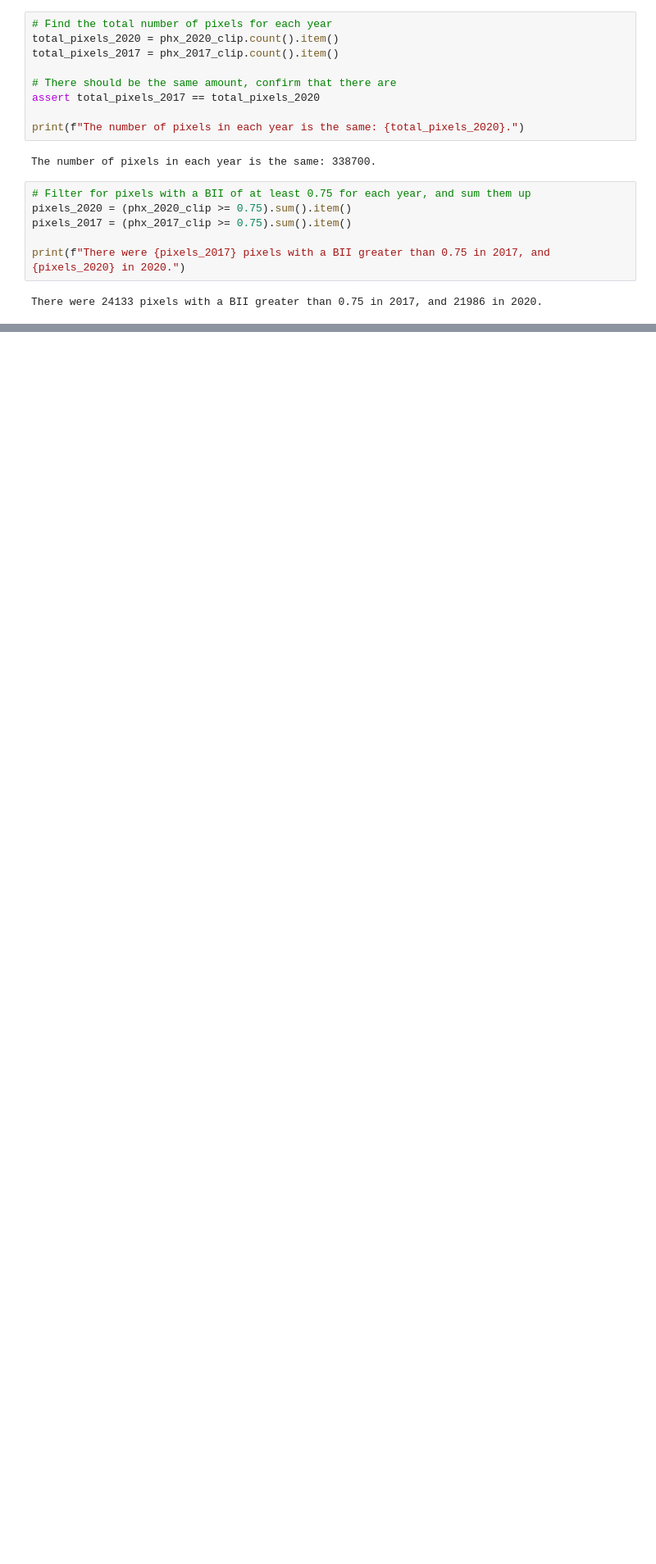
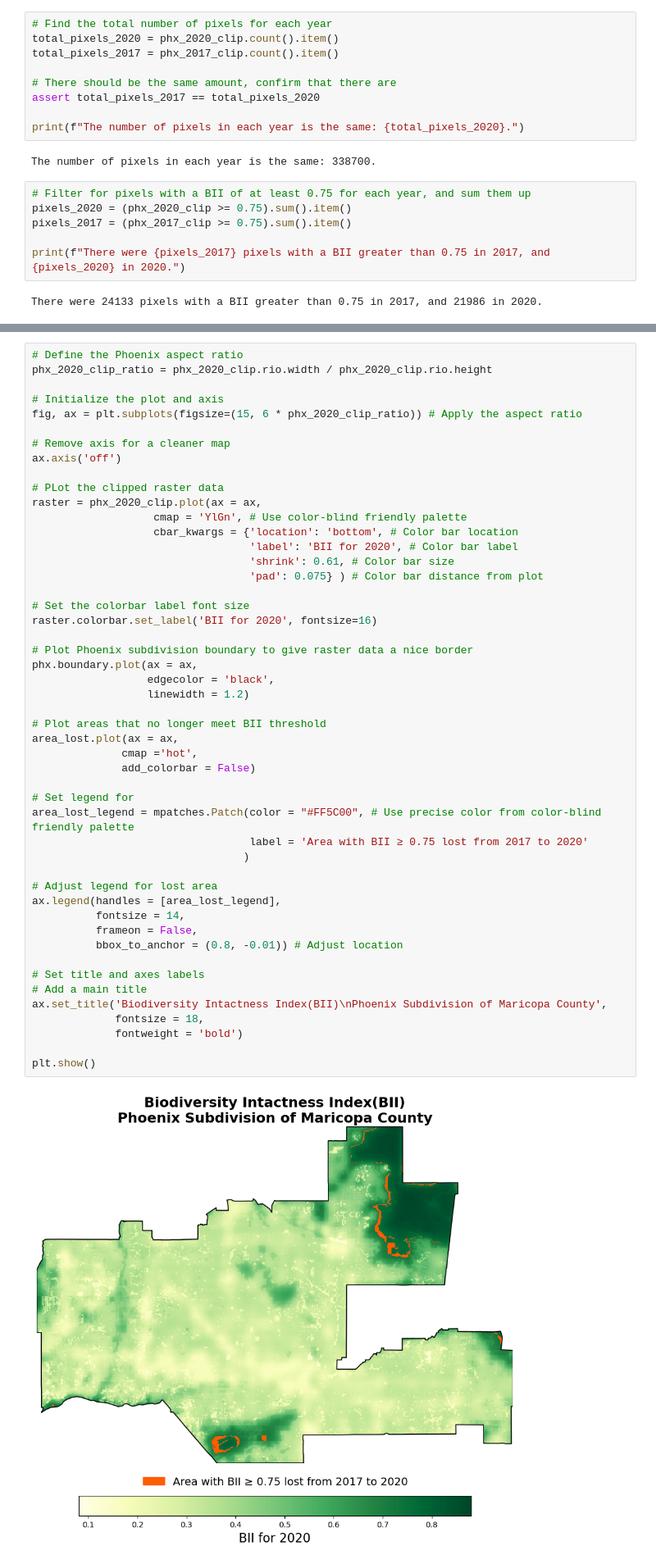
Before and after one commit to stephenccodes/biodiversity-intactness-index-phoenix, a Jupyter notebook: biodiversity_intactness_index_phoenix.ipynb, the cells around one changed output, grey strips where cells are left out. Shown at 82% size. Cells and saved outputs as stored; diff of their text form; blank space fills up the shorter version.

```diff
--- a/biodiversity_intactness_index_phoenix.ipynb
+++ b/biodiversity_intactness_index_phoenix.ipynb
@@ -351,0 +369,51 @@ The area of the Phoenix subdivision with a BII greater than 0.75 declined by 0.6
+# %%
+# Define the Phoenix aspect ratio
+phx_2020_clip_ratio = phx_2020_clip.rio.width / phx_2020_clip.rio.height
+
+# Initialize the plot and axis
+fig, ax = plt.subplots(figsize=(15, 6 * phx_2020_clip_ratio)) # Apply the aspect ratio
+
+# Remove axis for a cleaner map
+ax.axis('off')
+
+# PLot the clipped raster data
+raster = phx_2020_clip.plot(ax = ax,
+                   cmap = 'YlGn', # Use color-blind friendly palette
+                   cbar_kwargs = {'location': 'bottom', # Color bar location
+                                  'label': 'BII for 2020', # Color bar label
+                                  'shrink': 0.61, # Color bar size
+                                  'pad': 0.075} ) # Color bar distance from plot
+
+# Set the colorbar label font size
+raster.colorbar.set_label('BII for 2020', fontsize=16)
+
+# Plot Phoenix subdivision boundary to give raster data a nice border
+phx.boundary.plot(ax = ax,
+                  edgecolor = 'black',
+                  linewidth = 1.2)
+
+# Plot areas that no longer meet BII threshold
+area_lost.plot(ax = ax,
+              cmap ='hot',
+              add_colorbar = False)
+
+# Set legend for
+area_lost_legend = mpatches.Patch(color = "#FF5C00", # Use precise color from color-blind friendly palette
+                                  label = 'Area with BII ≥ 0.75 lost from 2017 to 2020'
+                                 )
+
+# Adjust legend for lost area
+ax.legend(handles = [area_lost_legend],
+          fontsize = 14,
+          frameon = False,
+          bbox_to_anchor = (0.8, -0.01)) # Adjust location
+
+# Set title and axes labels
+# Add a main title
+ax.set_title('Biodiversity Intactness Index(BII)\nPhoenix Subdivision of Maricopa County',
+             fontsize = 18,
+             fontweight = 'bold')
+
+plt.show()
+# %% [output]
+[figure, added]
```
Also changed, not shown: parts of 9 cells of this notebook.
